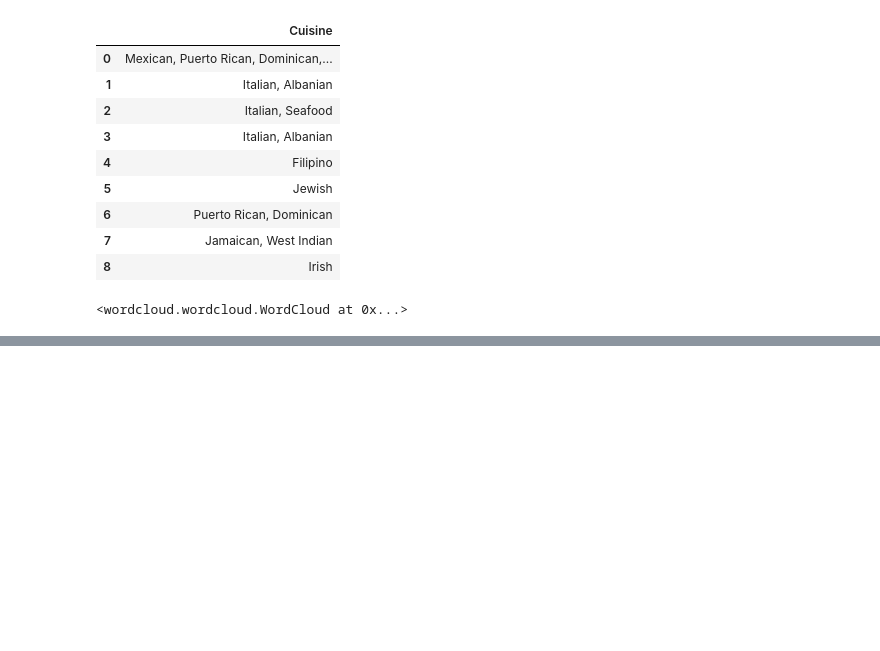
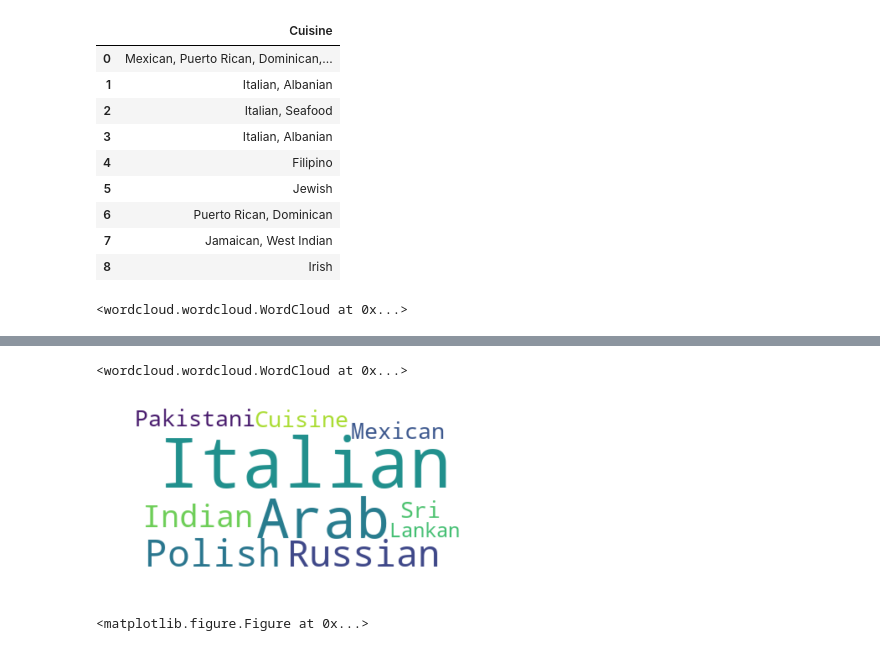
Before and after one commit to roandrade46/Coursera_Capstone, a Jupyter notebook: The Battle of Neighborhoods_week2-3.ipynb, the cells around one changed output, grey strips where cells are left out. Drawn from its saved outputs; the diff is of its cells as text; code cells hidden in the pictures; blank space fills up the shorter version.

```diff
--- a/The Battle of Neighborhoods_week2-3.ipynb
+++ b/The Battle of Neighborhoods_week2-3.ipynb
@@ -413,0 +440,27 @@ Most Preferred Food in The Bronx
+# %%
+stopwords = set(STOPWORDS)
+# %%
+# instantiate a word cloud object
+SI_CUISINE_NYC = WordCloud(
+    background_color='white',
+    max_words=2000,
+    stopwords=stopwords
+)
+
+# generate the word cloud
+SI_CUISINE_NYC.generate(SI_CUISINE_WC)
+# %% [output]
+<wordcloud.wordcloud.WordCloud at 0x...>
+# %%
+# display the word cloud
+plt.imshow(SI_CUISINE_NYC, interpolation='bilinear')
+plt.axis('off')
+
+fig = plt.figure()
+fig.set_figwidth(30)
+fig.set_figheight(45)
+
+plt.show()
+# %% [output]
+[figure, added]
+<matplotlib.figure.Figure at 0x...>
```
Also changed, not shown: parts of 11 cells of this notebook.
